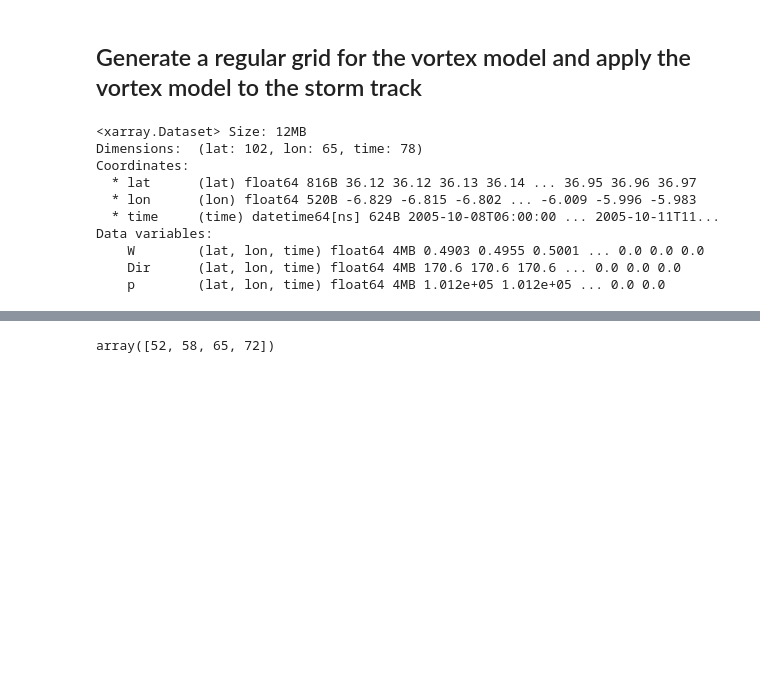
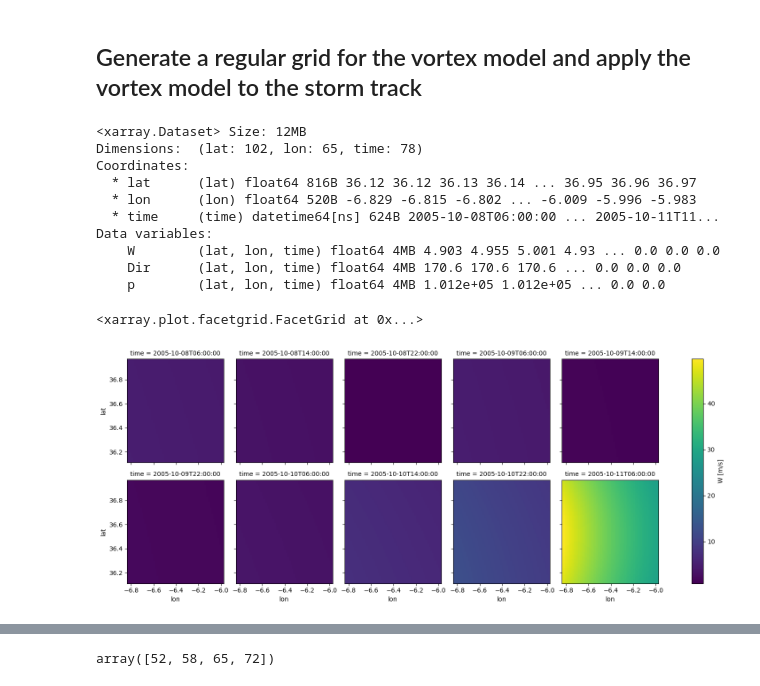
Before and after one commit to GeoOcean/BlueMath, a Jupyter notebook: climate_services/hindcast/GreenSurge_Cadiz/03_Reconstruction.ipynb, the cells around one changed output, grey strips where cells are left out. Saved outputs shown, nothing was run; the diff lists cells and outputs as text; code cells hidden in the pictures; blank space fills up the shorter version.

```diff
--- a/climate_services/hindcast/GreenSurge_Cadiz/03_Reconstruction.ipynb
+++ b/climate_services/hindcast/GreenSurge_Cadiz/03_Reconstruction.ipynb
@@ -117,6 +125,9 @@ xds_vortex_GS = vortex_model_grid(
     cg_lat=lat_grid,
     coords_mode="SPHERICAL",
 )
+
+# Multiply by 10 to get more storm surge
+xds_vortex_GS["W"] = xds_vortex_GS.W * 10
 xds_vortex_GS
 # %% [output]
 <xarray.Dataset> Size: 12MB
@@ -126,6 +137,6 @@ Coordinates:
   * lon      (lon) float64 520B -6.829 -6.815 -6.802 ... -6.009 -5.996 -5.983
   * time     (time) datetime64[ns] 624B 2005-10-08T06:00:00 ... 2005-10-11T11...
 Data variables:
-    W        (lat, lon, time) float64 4MB 0.4903 0.4955 0.5001 ... 0.0 0.0 0.0
+    W        (lat, lon, time) float64 4MB 4.903 4.955 5.001 4.93 ... 0.0 0.0 0.0
     Dir      (lat, lon, time) float64 4MB 170.6 170.6 170.6 ... 0.0 0.0 0.0
     p        (lat, lon, time) float64 4MB 1.012e+05 1.012e+05 ... 0.0 0.0
@@ -134,3 +143,8 @@ Data variables:
+# %%
+xds_vortex_GS.W.isel(time=slice(None, None, 8)).plot(col="time", col_wrap=5)
+# %% [output]
+<xarray.plot.facetgrid.FacetGrid at 0x...>
+[figure, added]
 # %%
 dynamic_path = "outputs/Dynamic_CASE/"
 # %%
```
Also changed, not shown: parts of 12 cells of this notebook, 2 other files.
